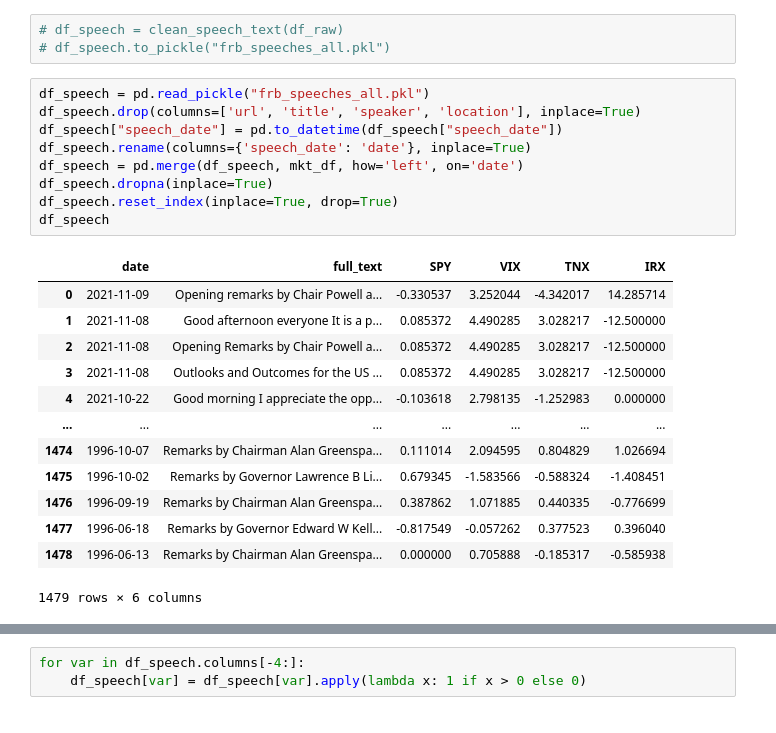
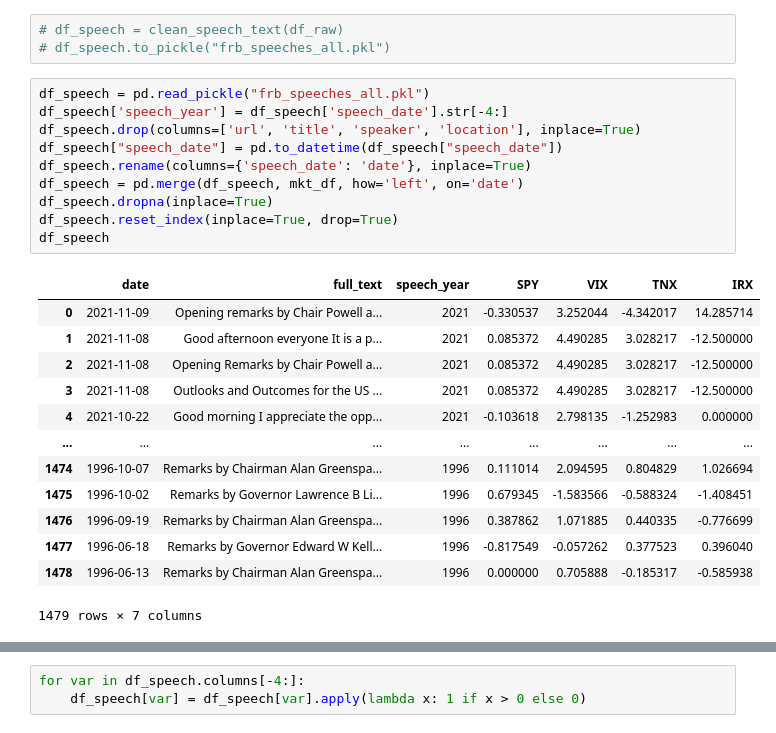
Before and after one commit to ahabug/PHBS_MLF_2021, a Jupyter notebook: Would Mr. Market sing FED's songs/Fit the model.ipynb, the cells around one changed output, grey strips where cells are left out. Drawn from its saved outputs; the diff is of its cells as text.

```diff
--- a/Would Mr. Market sing FED's songs/Fit the model.ipynb
+++ b/Would Mr. Market sing FED's songs/Fit the model.ipynb
@@ -73,24 +88,25 @@ mkt_df['date'] = pd.to_datetime(mkt_df['date'])
 # df_speech.to_pickle("frb_speeches_all.pkl")
 # %%
 df_speech = pd.read_pickle("frb_speeches_all.pkl")
+df_speech['speech_year'] = df_speech['speech_date'].str[-4:]
 df_speech.drop(columns=['url', 'title', 'speaker', 'location'], inplace=True)
 df_speech["speech_date"] = pd.to_datetime(df_speech["speech_date"])
 df_speech.rename(columns={'speech_date': 'date'}, inplace=True)
 df_speech = pd.merge(df_speech, mkt_df, how='left', on='date')
 df_speech.dropna(inplace=True)
 df_speech.reset_index(inplace=True, drop=True)
 df_speech
 # %% [output]
-|  | date | full_text | SPY | VIX | TNX | IRX |
-| 0 | 2021-11-09 | Opening remarks by Chair Powell a... | -0.330537 | 3.252044 | -4.342017 | 14.285714 |
-| 1 | 2021-11-08 | Good afternoon everyone It is a p... | 0.085372 | 4.490285 | 3.028217 | -12.500000 |
-| 2 | 2021-11-08 | Opening Remarks by Chair Powell a... | 0.085372 | 4.490285 | 3.028217 | -12.500000 |
-| 3 | 2021-11-08 | Outlooks and Outcomes for the US ... | 0.085372 | 4.490285 | 3.028217 | -12.500000 |
-| 4 | 2021-10-22 | Good morning I appreciate the opp... | -0.103618 | 2.798135 | -1.252983 | 0.000000 |
-| ... | ... | ... | ... | ... | ... | ... |
-| 1474 | 1996-10-07 | Remarks by Chairman Alan Greenspa... | 0.111014 | 2.094595 | 0.804829 | 1.026694 |
-| 1475 | 1996-10-02 | Remarks by Governor Lawrence B Li... | 0.679345 | -1.583566 | -0.588324 | -1.408451 |
-| 1476 | 1996-09-19 | Remarks by Chairman Alan Greenspa... | 0.387862 | 1.071885 | 0.440335 | -0.776699 |
-| 1477 | 1996-06-18 | Remarks by Governor Edward W Kell... | -0.817549 | -0.057262 | 0.377523 | 0.396040 |
-| 1478 | 1996-06-13 | Remarks by Chairman Alan Greenspa... | 0.000000 | 0.705888 | -0.185317 | -0.585938 |
+|  | date | full_text | speech_year | SPY | VIX | TNX | IRX |
+| 0 | 2021-11-09 | Opening remarks by Chair Powell a... | 2021 | -0.330537 | 3.252044 | -4.342017 | 14.285714 |
+| 1 | 2021-11-08 | Good afternoon everyone It is a p... | 2021 | 0.085372 | 4.490285 | 3.028217 | -12.500000 |
+| 2 | 2021-11-08 | Opening Remarks by Chair Powell a... | 2021 | 0.085372 | 4.490285 | 3.028217 | -12.500000 |
+| 3 | 2021-11-08 | Outlooks and Outcomes for the US ... | 2021 | 0.085372 | 4.490285 | 3.028217 | -12.500000 |
+| 4 | 2021-10-22 | Good morning I appreciate the opp... | 2021 | -0.103618 | 2.798135 | -1.252983 | 0.000000 |
+| ... | ... | ... | ... | ... | ... | ... | ... |
+| 1474 | 1996-10-07 | Remarks by Chairman Alan Greenspa... | 1996 | 0.111014 | 2.094595 | 0.804829 | 1.026694 |
+| 1475 | 1996-10-02 | Remarks by Governor Lawrence B Li... | 1996 | 0.679345 | -1.583566 | -0.588324 | -1.408451 |
+| 1476 | 1996-09-19 | Remarks by Chairman Alan Greenspa... | 1996 | 0.387862 | 1.071885 | 0.440335 | -0.776699 |
+| 1477 | 1996-06-18 | Remarks by Governor Edward W Kell... | 1996 | -0.817549 | -0.057262 | 0.377523 | 0.396040 |
+| 1478 | 1996-06-13 | Remarks by Chairman Alan Greenspa... | 1996 | 0.000000 | 0.705888 | -0.185317 | -0.585938 |
-1479 rows × 6 columns
+1479 rows × 7 columns
```
Also changed, not shown: parts of 26 cells of this notebook, 1 other file.
